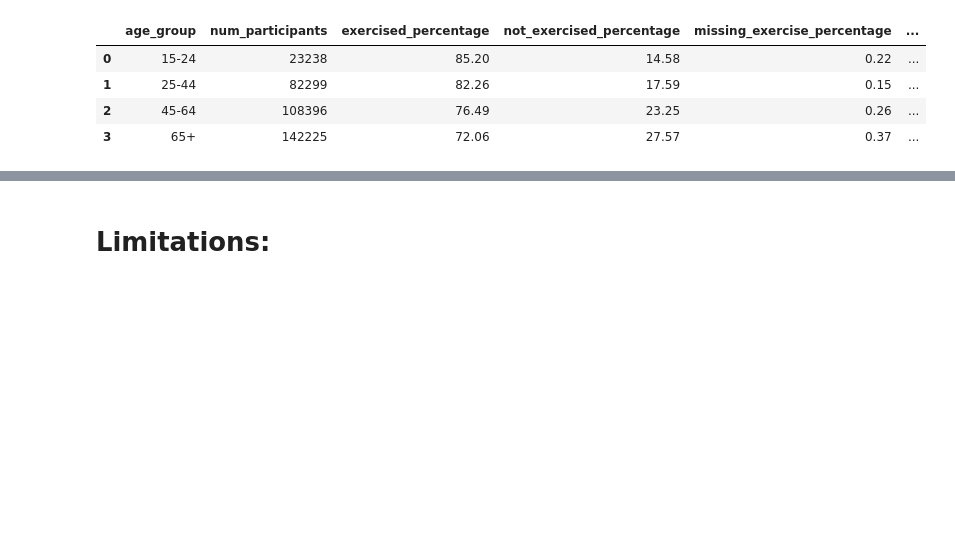
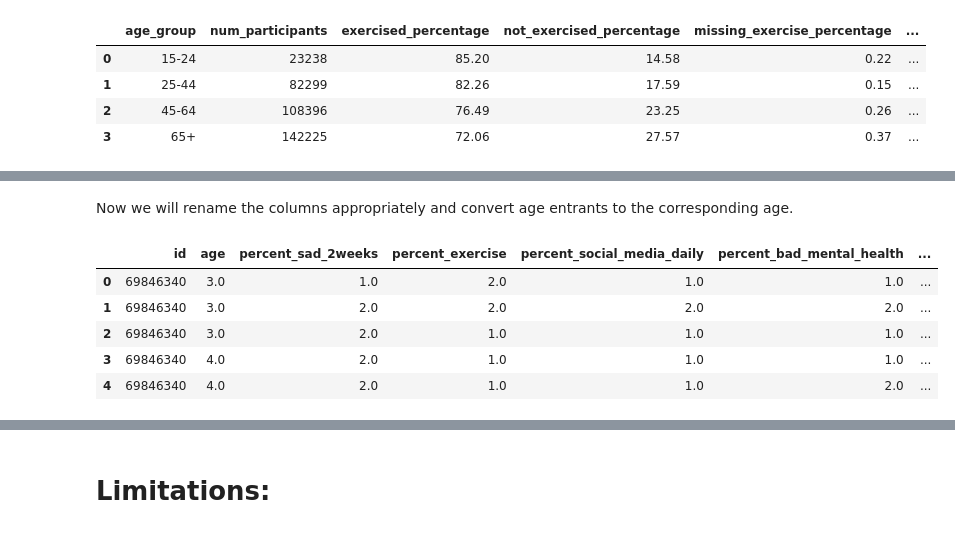
Before and after one commit to rem388/DataScienceProject, a Jupyter notebook: Phase2.ipynb, the cells around one changed output, grey strips where cells are left out. Saved outputs shown, nothing was run; the diff lists cells and outputs as text; code cells hidden in the pictures; blank space fills up the shorter version.

```diff
--- a/Phase2.ipynb
+++ b/Phase2.ipynb
@@ -452,0 +549,18 @@ grouped_mental_health: mental_health data grouped by age group
+# %% [markdown]
+Now we will rename the columns appropriately and convert age entrants to the corresponding age.
+# %%
+youth_mental_health =youth_mental_health.rename(columns = {"schoolid" : "id",
+                                      "q1": "age",
+                                      "QN26" : "percent_sad_2weeks",
+                                      "QN73" : "percent_exercise",
+                                      "QN77" : "percent_social_media_daily",
+                                      "QN81" : "percent_bad_mental_health",
+                                      "QN83" : "percent_8hrs_sleep"})
+youth_mental_health.head()
+# %% [output]
+|  | id | age | percent_sad_2weeks | percent_exercise | percent_social_media_daily | percent_bad_mental_health | ... |
+| 0 | 69846340 | 3.0 | 1.0 | 2.0 | 1.0 | 1.0 | ... |
+| 1 | 69846340 | 3.0 | 2.0 | 2.0 | 2.0 | 2.0 | ... |
+| 2 | 69846340 | 3.0 | 2.0 | 1.0 | 1.0 | 1.0 | ... |
+| 3 | 69846340 | 4.0 | 2.0 | 1.0 | 1.0 | 1.0 | ... |
+| 4 | 69846340 | 4.0 | 2.0 | 1.0 | 1.0 | 2.0 | ... |
```
Also changed, not shown: parts of 15 cells of this notebook, 1 other file.
